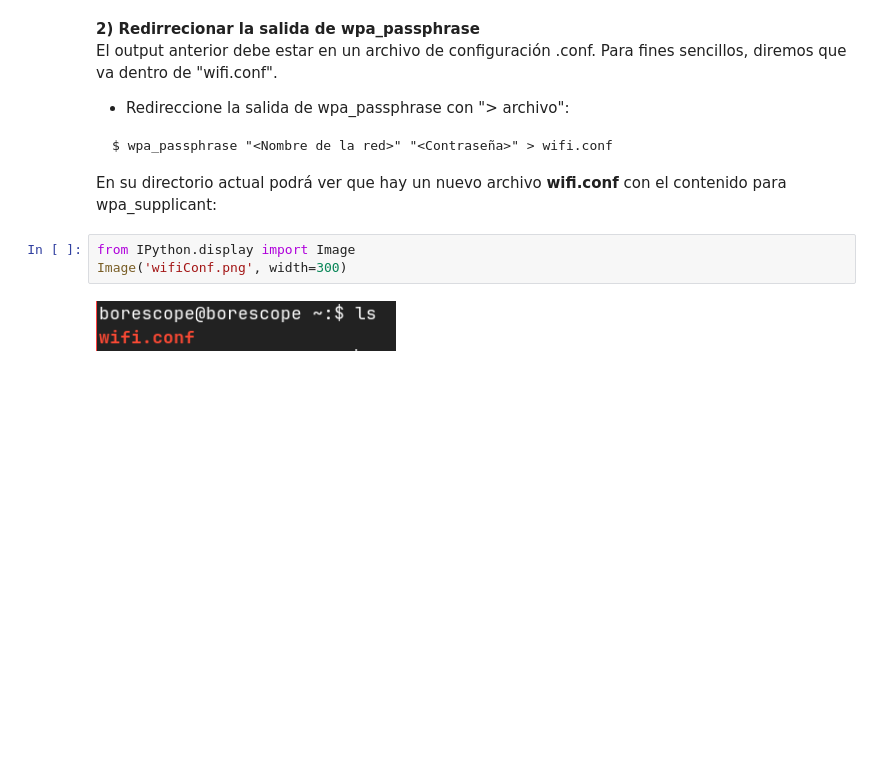
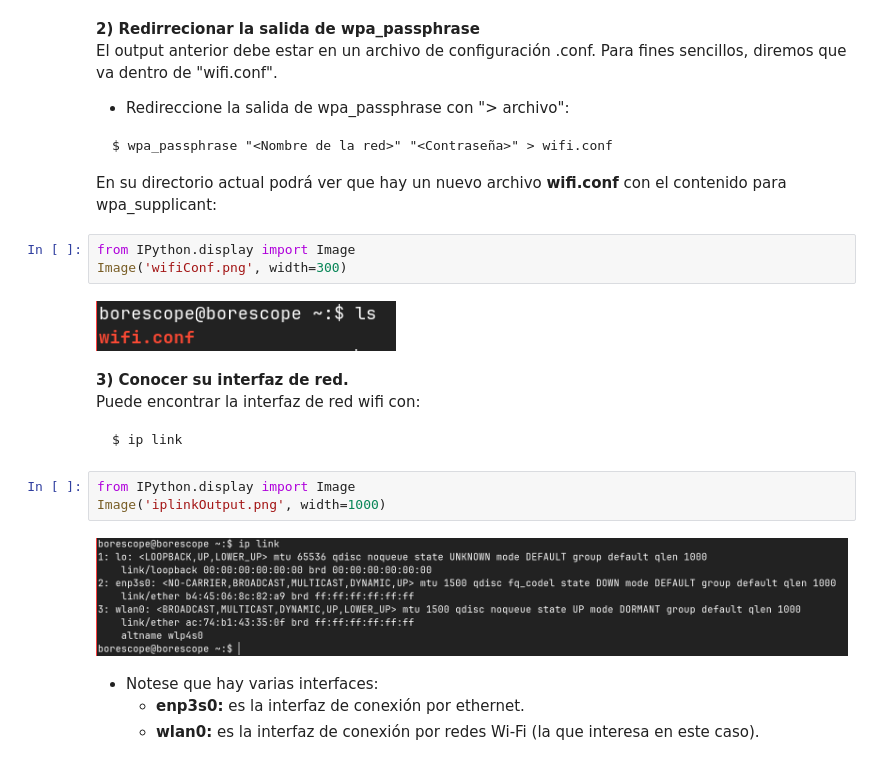
Before and after one commit to marcosgatica2003/CIII, a Jupyter notebook: ubuntuServerBorescopeConfig.ipynb, the cells around one changed output. Cells and saved outputs as stored; diff of their text form; blank space fills up the shorter version.

Commit message:
Continuado con la conexión wifi

````diff
--- a/ubuntuServerBorescopeConfig.ipynb
+++ b/ubuntuServerBorescopeConfig.ipynb
@@ -198,3 +198,20 @@ from IPython.display import Image
 Image('wifiConf.png', width=300)
 # %% [output]
 [figure]
+# %% [markdown]
+**3) Conocer su interfaz de red.** <br>
+Puede encontrar la interfaz de red wifi con:
+
+
+```
+$ ip link
+```
+# %%
+from IPython.display import Image
+Image('iplinkOutput.png', width=1000)
+# %% [output]
+[figure, added]
+# %% [markdown]
+* Notese que hay varias interfaces:
+  * **enp3s0:** es la interfaz de conexión por ethernet.
+  * **wlan0:** es la interfaz de conexión por redes Wi-Fi (la que interesa en este caso).
````
Also changed, not shown: parts of 1 cell of this notebook.
